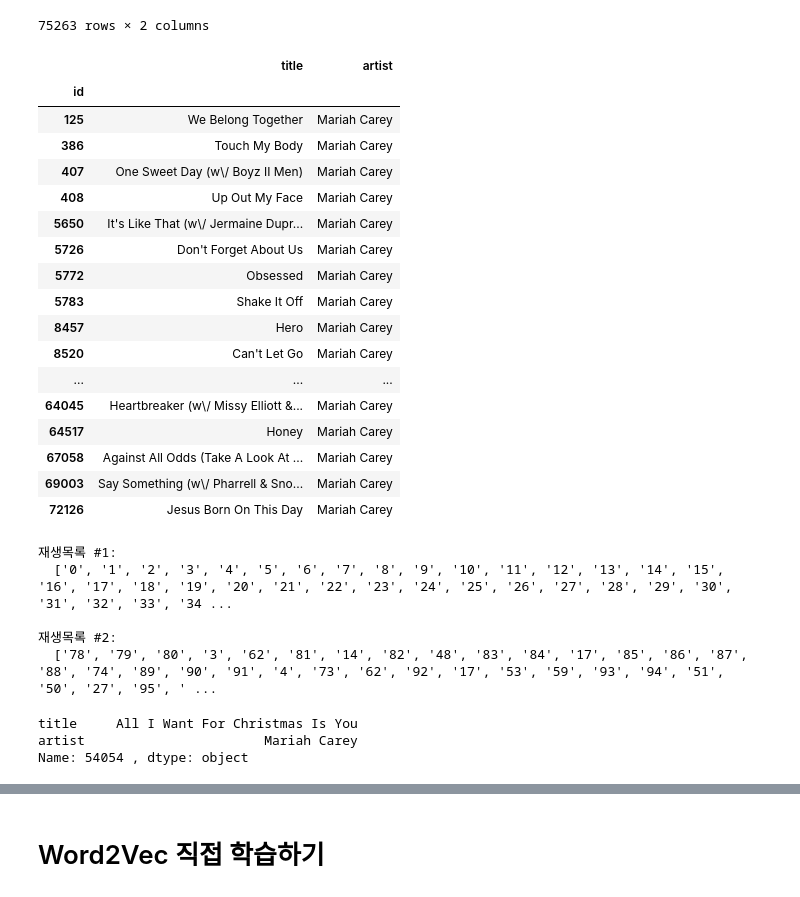
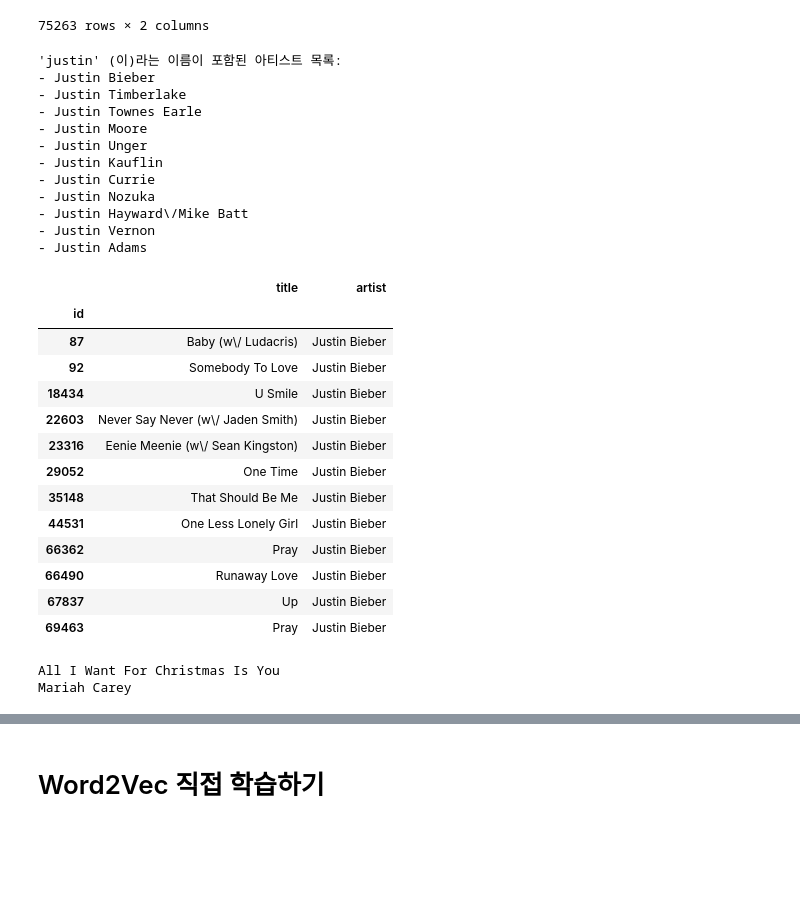
Before and after one commit to oglee815/nlp_basic, a Jupyter notebook: word2vec.ipynb, the cells around one changed output, grey strips where cells are left out. Saved outputs shown, nothing was run; the diff lists cells and outputs as text; code cells hidden in the pictures; blank space fills up the shorter version.

```diff
--- a/word2vec.ipynb
+++ b/word2vec.ipynb
@@ -115,37 +127,52 @@ songs_df
 | 75261 | Inner Change | The Jazzmasters |
 |  | None | None |
 75263 rows × 2 columns
+# %%
+def search_artist(artist_name):
+    unique_artists = songs_df['artist'].unique()
+    # None 값을 필터링하여 AttributeError 방지
+    found_artists = [artist for artist in unique_artists if artist is not None and artist_name.lower() in artist.lower()]
+
+    if found_artists:
+        print(f"'{artist_name}' (이)라는 이름이 포함된 아티스트 목록:")
+        for artist in found_artists:
+            print(f"- {artist}")
+    else:
+        print(f"'{artist_name}' 님은 아티스트 목록에 없습니다.")
+
+# 예시:
+search_artist('justin')
+# %% [output]
+'justin' (이)라는 이름이 포함된 아티스트 목록:
+- Justin Bieber
+- Justin Timberlake
+- Justin Townes Earle
+- Justin Moore
+- Justin Unger
+- Justin Kauflin
+- Justin Currie
+- Justin Nozuka
+- Justin Hayward\/Mike Batt
+- Justin Vernon
+- Justin Adams
 # %%
 # songs_df[songs_df['artist'] == "Michael Jackson"]
-songs_df[songs_df['artist'] == "Mariah Carey"]
+songs_df[songs_df['artist'] == "Justin Bieber"]
 # %% [output]
 |  | title | artist |
 | id |  |  |
-| 125 | We Belong Together | Mariah Carey |
-| 386 | Touch My Body | Mariah Carey |
-| 407 | One Sweet Day (w\/ Boyz II Men) | Mariah Carey |
-| 408 | Up Out My Face | Mariah Carey |
-| 5650 | It's Like That (w\/ Jermaine Dupr... | Mariah Carey |
-| 5726 | Don't Forget About Us | Mariah Carey |
-| 5772 | Obsessed | Mariah Carey |
-| 5783 | Shake It Off | Mariah Carey |
-| 8457 | Hero | Mariah Carey |
-| 8520 | Can't Let Go | Mariah Carey |
-| ... | ... | ... |
-| 64045 | Heartbreaker (w\/ Missy Elliott &... | Mariah Carey |
-| 64517 | Honey | Mariah Carey |
-| 67058 | Against All Odds (Take A Look At ... | Mariah Carey |
-| 69003 | Say Something (w\/ Pharrell & Sno... | Mariah Carey |
-| 72126 | Jesus Born On This Day | Mariah Carey |
+| 87 | Baby (w\/ Ludacris) | Justin Bieber |
+| 92 | Somebody To Love | Justin Bieber |
+| 18434 | U Smile | Justin Bieber |
+| 22603 | Never Say Never (w\/ Jaden Smith) | Justin Bieber |
+| 23316 | Eenie Meenie (w\/ Sean Kingston) | Justin Bieber |
+| 29052 | One Time | Justin Bieber |
+| 35148 | That Should Be Me | Justin Bieber |
+| 44531 | One Less Lonely Girl | Justin Bieber |
+| 66362 | Pray | Justin Bieber |
+| 66490 | Runaway Love | Justin Bieber |
+| 67837 | Up | Justin Bieber |
+| 69463 | Pray | Justin Bieber |
-# %%
-print('재생목록 #1:\n ', playlists[0], '\n')
-print('재생목록 #2:\n ', playlists[1])
-# %% [output]
-재생목록 #1:
-  ['0', '1', '2', '3', '4', '5', '6', '7', '8', '9', '10', '11', '12', '13', '14', '15', '16', '17', '18', '19', '20', '21', '22', '23', '24', '25', '26', '27', '28', '29', '30', '31', '32', '33', '34 ...
-
-재생목록 #2:
-  ['78', '79', '80', '3', '62', '81', '14', '82', '48', '83', '84', '17', '85', '86', '87', '88', '74', '89', '90', '91', '4', '73', '62', '92', '17', '53', '59', '93', '94', '51', '50', '27', '95', ' ...
 # %%
 from gensim.models import Word2Vec
 
@@ -155,11 +182,12 @@ model = Word2Vec(
 )
 # %%
 song_id = 54054
-print(songs_df.iloc[song_id])
+
+print(songs_df.iloc[song_id]["title"])
+print(songs_df.iloc[song_id]["artist"])
 # %% [output]
-title     All I Want For Christmas Is You
-artist                       Mariah Carey
-Name: 54054 , dtype: object
+All I Want For Christmas Is You
+Mariah Carey
 # %%
 import numpy as np
 
```
Also changed, not shown: parts of 9 cells of this notebook.
